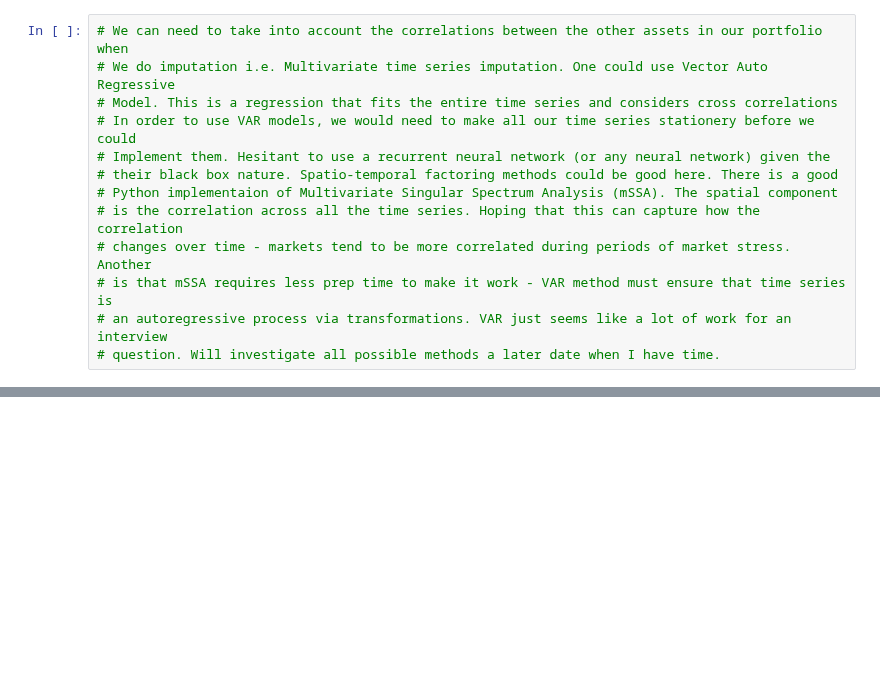
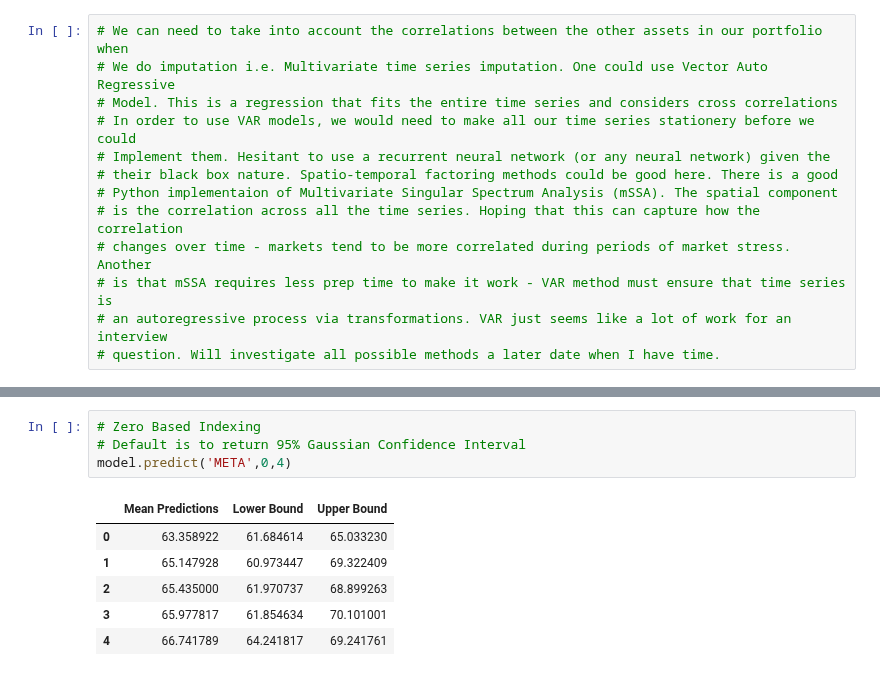
Before and after one commit to tomiadewusi/Case-Study, a Jupyter notebook: caseStudy2.ipynb, the cells around one changed output, grey strips where cells are left out. Saved outputs shown, nothing was run; the diff lists cells and outputs as text; blank space fills up the shorter version.

```diff
--- a/caseStudy2.ipynb
+++ b/caseStudy2.ipynb
@@ -60,0 +84,11 @@ from mssa.mssa import mSSA
+# %%
+# Zero Based Indexing
+# Default is to return 95% Gaussian Confidence Interval
+model.predict('META',0,4)
+# %% [output]
+|  | Mean Predictions | Lower Bound | Upper Bound |
+| 0 | 63.358922 | 61.684614 | 65.033230 |
+| 1 | 65.147928 | 60.973447 | 69.322409 |
+| 2 | 65.435000 | 61.970737 | 68.899263 |
+| 3 | 65.977817 | 61.854634 | 70.101001 |
+| 4 | 66.741789 | 64.241817 | 69.241761 |
```
Also changed, not shown: parts of 10 cells of this notebook.
